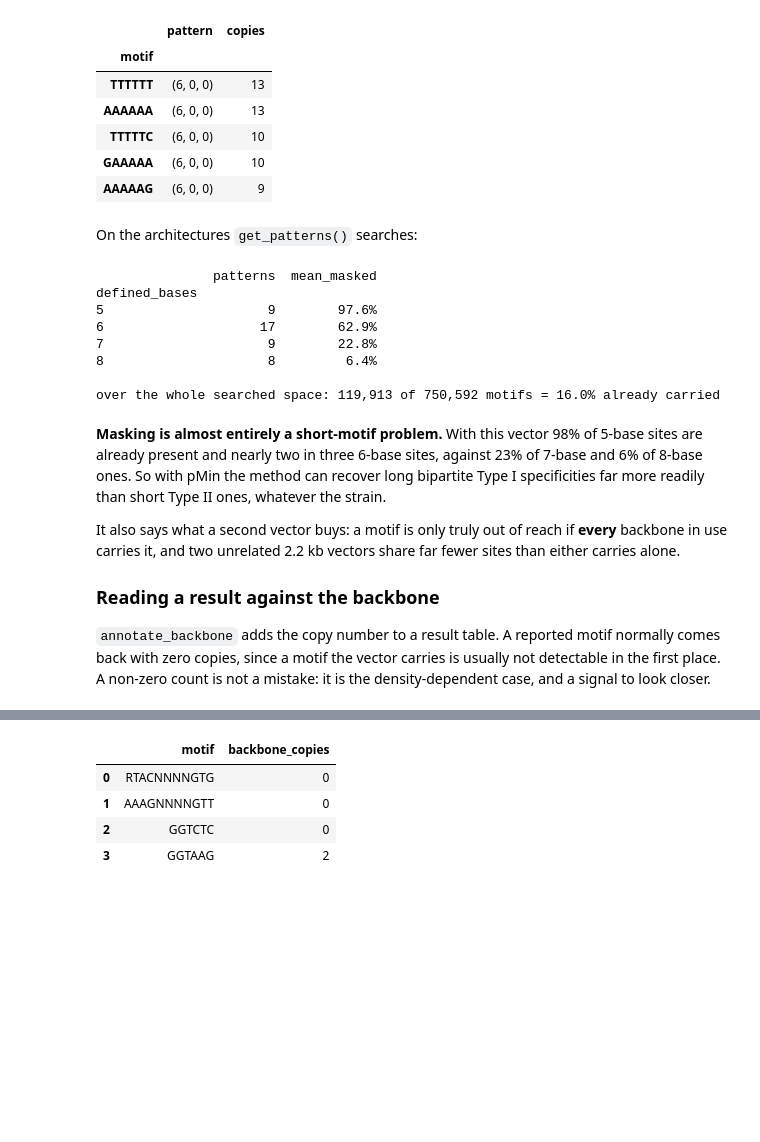
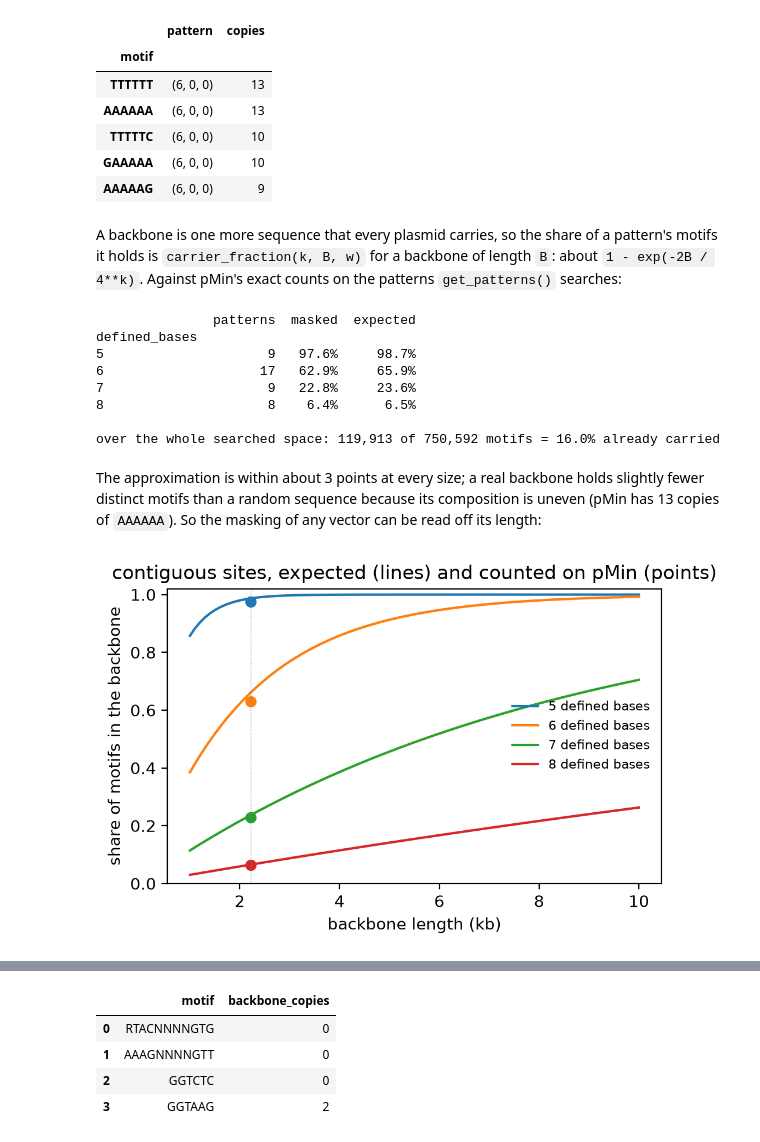
Before and after one commit to dbikard/randseq, a Jupyter notebook: nbs/03_design.ipynb, the cells around one changed output, grey strips where cells are left out. Cells and saved outputs as stored; diff of their text form; code cells hidden in the pictures; blank space fills up the shorter version.

```diff
--- a/nbs/03_design.ipynb
+++ b/nbs/03_design.ipynb
@@ -95,0 +140,6 @@ pd.concat(tables, axis=1)      # the two libraries that ship with the package
+# %%
+log2fc_150 = calculate_log2fc(counts_150, reference_column="Control_R1", count_threshold=20)
+measured = list(log2fc_150.index)          # the plasmids the analysis sees
+with_flanks = get_custom_motif_presence_in_library(measured, *flanks_150, ["AAACNNNNGTC"]).sum().item()
+inside = get_custom_motif_presence_in_library(measured, "", "", ["AAACNNNNGTC"]).sum().item()
+print(f"AAACNNNNGTC: {with_flanks} carriers, {with_flanks - inside} of them only across the junction")
@@ -95,0 +152,5 @@ pd.concat(tables, axis=1)      # the two libraries that ship with the package
+# %%
+for name, (inserts, _) in libraries.items():
+    present = get_custom_motif_presence_in_library(inserts, "", "", ["GGTCTC", "GAAGAC"]).sum()
+    expected = len(inserts) * carrier_fraction(6, [len(s) for s in inserts])
+    print(f"{name}: {expected:,.0f} expected; " + ", ".join(f"{m} {n:,}" for m, n in present.items()))
@@ -170,0 +281,13 @@ other, which is what ships as `pMin_backbone.fasta`.
+# %%
+plan_20 = plan_library(11629, 20).set_index("pattern")      # the 20 nt library
+# carriers is N times carrier_fraction, at the pattern's own width
+test_close(plan_20.loc["(3, 4, 4)", "carriers"], 11629 * carrier_fraction(7, 20, 11))
+# a strong 7-base site is within reach of 20 nt inserts, an 8-base one is not
+test_eq(plan_20.loc[["(7, 0, 0)", "(4, 4, 4)"], "strong"].tolist(), [True, False])
+# a weak site needs about 60 carriers: a 6 bp site has them, a 6-base site with an 8 nt gap does not
+test_eq(plan_20.loc[["(6, 0, 0)", "(2, 8, 4)"], "weak"].tolist(), [True, False])
+# N_weak is the smallest library that reaches need_weak
+r, p = plan_20.loc["(4, 4, 4)"], carrier_fraction(8, 20, 12)
+assert r.N_weak * p >= r.need_weak > (r.N_weak - 1) * p
+plan_20.loc[["(6, 0, 0)", "(2, 8, 4)", "(7, 0, 0)", "(4, 4, 4)"],
+            ["carriers", "need_strong", "strong", "need_weak", "weak", "N_weak"]].round(1)
@@ -288,35 +483,41 @@ test_eq(int(_s.motifs.iloc[0]), 4096)
 test_eq(int(_s.carried.iloc[0]), len(_c[_c.pattern == "(6, 0, 0)"]))
 test_eq(float(_s.fraction.iloc[0]), _s.carried.iloc[0] / 4096)
 # %% [markdown]
-On the architectures `get_patterns()` searches:
+A backbone is one more sequence that every plasmid carries, so the share of a pattern's motifs it
+holds is `carrier_fraction(k, B, w)` for a backbone of length `B`: about `1 - exp(-2B / 4**k)`.
+Against pMin's exact counts on the patterns `get_patterns()` searches:
 # %%
-summary = backbone_masking_summary(backbone, get_patterns())
-by_size = (summary.groupby("defined_bases")
-                  .agg(patterns=("pattern", "size"), mean_masked=("fraction", "mean")))
+B, patterns = len(backbone), get_patterns()
+summary = backbone_masking_summary(backbone, patterns)
+summary["expected"] = [carrier_fraction(p[0] + p[2], B, sum(p)) for p in patterns]
+by_size = summary.groupby("defined_bases").agg(patterns=("pattern", "size"), masked=("fraction", "mean"),
+                                               expected=("expected", "mean"))
 print(by_size.to_string(float_format=lambda x: f"{x:.1%}"))
 print(f"\nover the whole searched space: {summary.carried.sum():,} of {summary.motifs.sum():,} "
       f"motifs = {summary.carried.sum() / summary.motifs.sum():.1%} already carried")
 # %% [output]
-               patterns  mean_masked
+               patterns  masked  expected
 defined_bases
-5                     9        97.6%
-6                    17        62.9%
-7                     9        22.8%
-8                     8         6.4%
+5                     9   97.6%     98.7%
+6                    17   62.9%     65.9%
+7                     9   22.8%     23.6%
+8                     8    6.4%      6.5%
 
 over the whole searched space: 119,913 of 750,592 motifs = 16.0% already carried
-# %% [markdown]
-**Masking is almost entirely a short-motif problem.** With this vector 98% of 5-base sites are
-already present and nearly two in three 6-base sites, against 23% of 7-base and 6% of 8-base
-ones. So with pMin the method can recover long bipartite Type I specificities far more readily
-than short Type II ones, whatever the strain.
-
-It also says what a second vector buys: a motif is only truly out of reach if **every** backbone
-in use carries it, and two unrelated 2.2 kb vectors share far fewer sites than either carries
-alone.
-
-### Reading a result against the backbone
-
-`annotate_backbone` adds the copy number to a result table. A reported motif normally comes back
-with zero copies, since a motif the vector carries is usually not detectable in the first place.
-A non-zero count is not a mistake: it is the density-dependent case, and a signal to look closer.
+# %% [markdown]
+The approximation is within about 3 points at every size; a real backbone holds slightly fewer distinct
+motifs than a random sequence because its composition is uneven (pMin has 13 copies of `AAAAAA`).
+So the masking of any vector can be read off its length:
+# %%
+sizes = np.arange(1000, 10001, 100)
+fig, ax = plt.subplots(figsize=(5.5, 3.3))
+for k in range(5, 9):
+    line, = ax.plot(sizes / 1000, [carrier_fraction(k, b) for b in sizes], label=f"{k} defined bases")
+    ax.plot(B / 1000, by_size.masked[k], "o", color=line.get_color())
+ax.axvline(B / 1000, color="grey", lw=0.5, ls=":")
+ax.set(xlabel="backbone length (kb)", ylabel="share of motifs in the backbone", ylim=(0, 1.02),
+       title="contiguous sites, expected (lines) and counted on pMin (points)")
+ax.legend(frameon=False, fontsize=8)
+plt.show()
+# %% [output]
+[figure, added]
```
Also changed, not shown: parts of 52 cells of this notebook, 7 other files.
